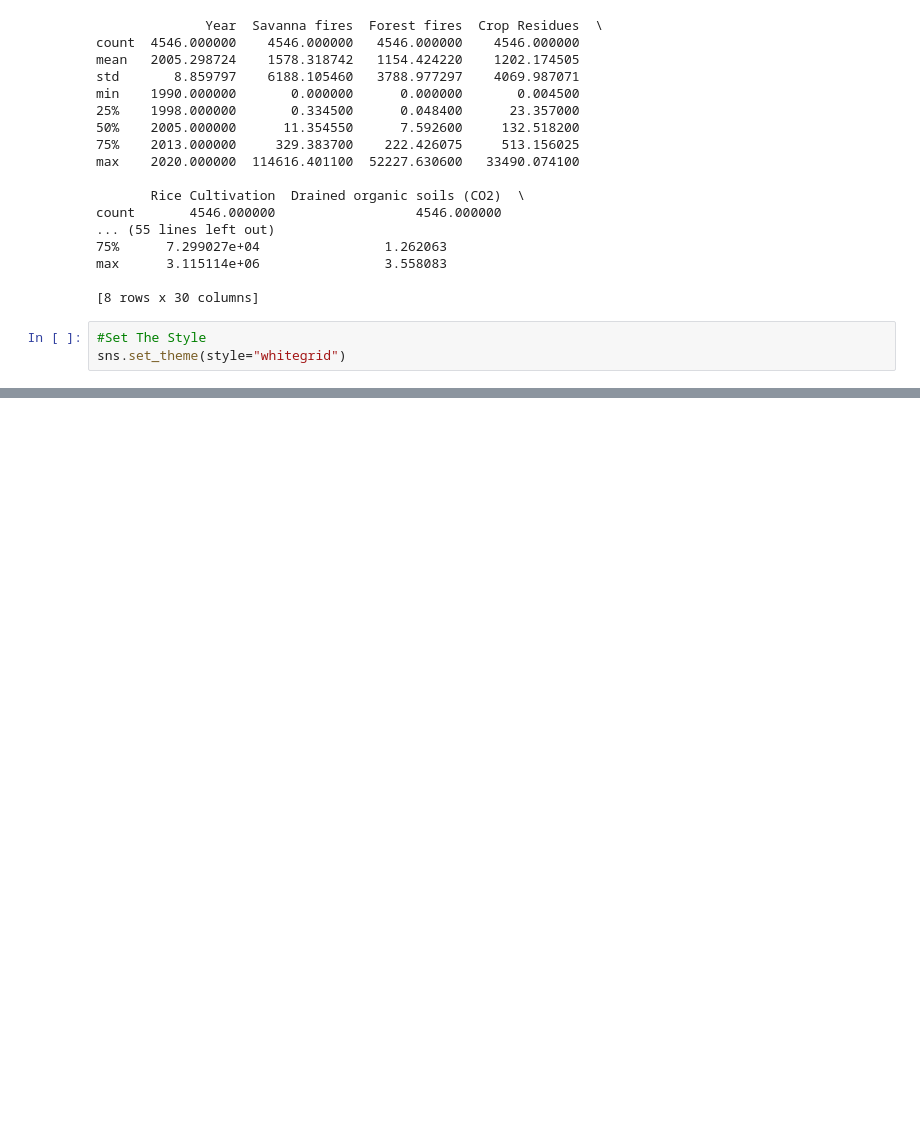
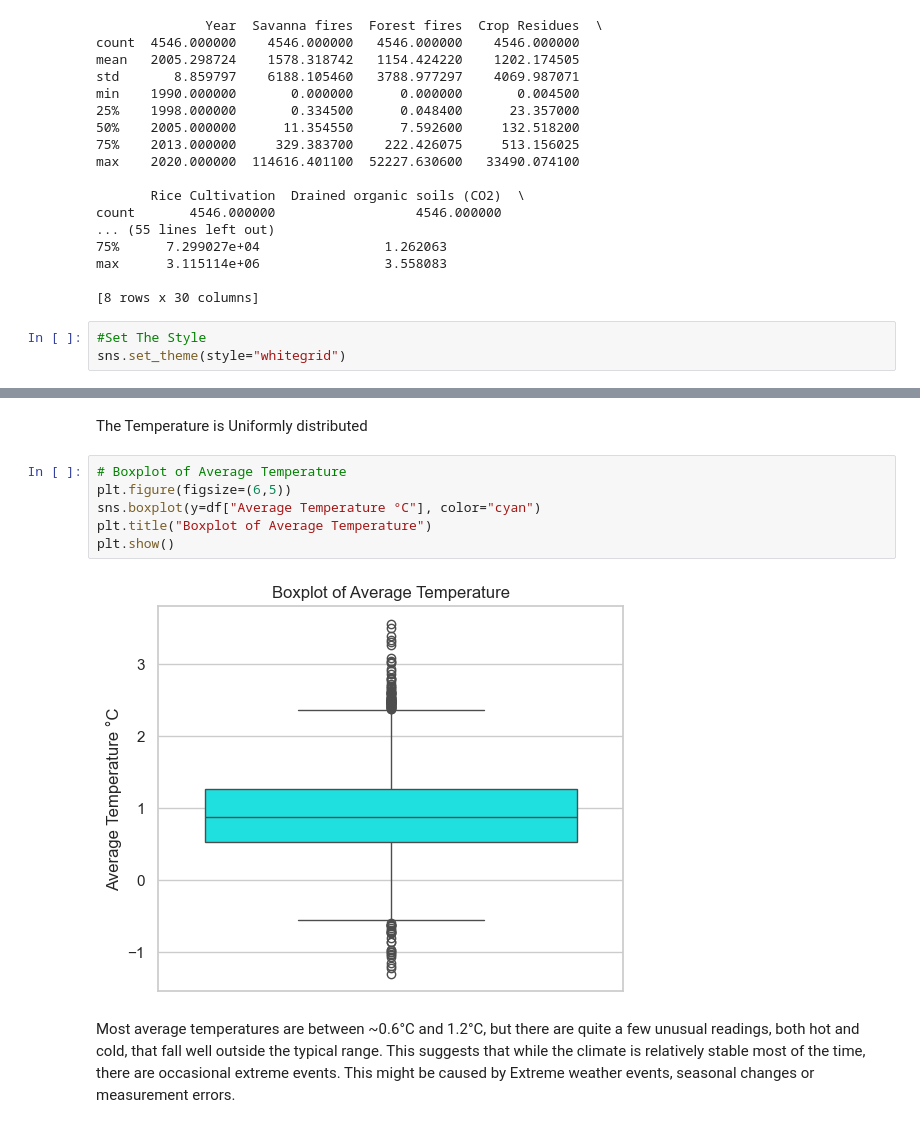
Before and after one commit to ThabangMmakola/2401PTDS_Regression_Project, a Jupyter notebook: Regression Project Thabang.ipynb, the cells around one changed output, grey strips where cells are left out. Saved outputs shown, nothing was run; the diff lists cells and outputs as text; blank space fills up the shorter version.

```diff
--- a/Regression Project Thabang.ipynb
+++ b/Regression Project Thabang.ipynb
@@ -173,0 +178,12 @@ plt.show()
+# %% [markdown]
+The Temperature is Uniformly distributed
+# %%
+# Boxplot of Average Temperature
+plt.figure(figsize=(6,5))
+sns.boxplot(y=df["Average Temperature °C"], color="cyan")
+plt.title("Boxplot of Average Temperature")
+plt.show()
+# %% [output]
+[figure, added]
+# %% [markdown]
+Most average temperatures are between ~0.6°C and 1.2°C, but there are quite a few unusual readings, both hot and cold, that fall well outside the typical range. This suggests that while the climate is relatively stable most of the time, there are occasional extreme events. This might be caused by Extreme weather events, seasonal changes or measurement errors.
```
Also changed, not shown: parts of 5 cells of this notebook.
